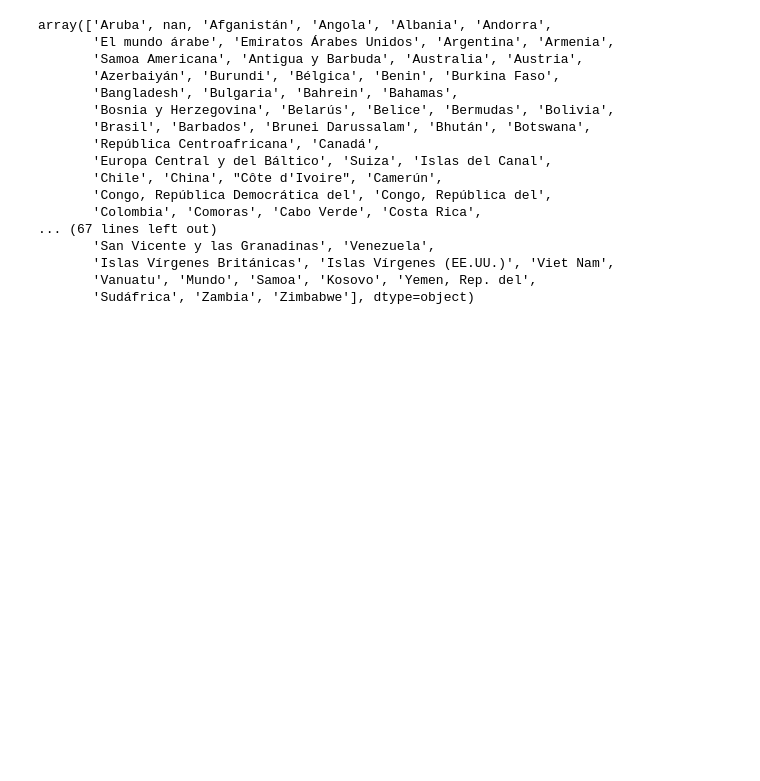
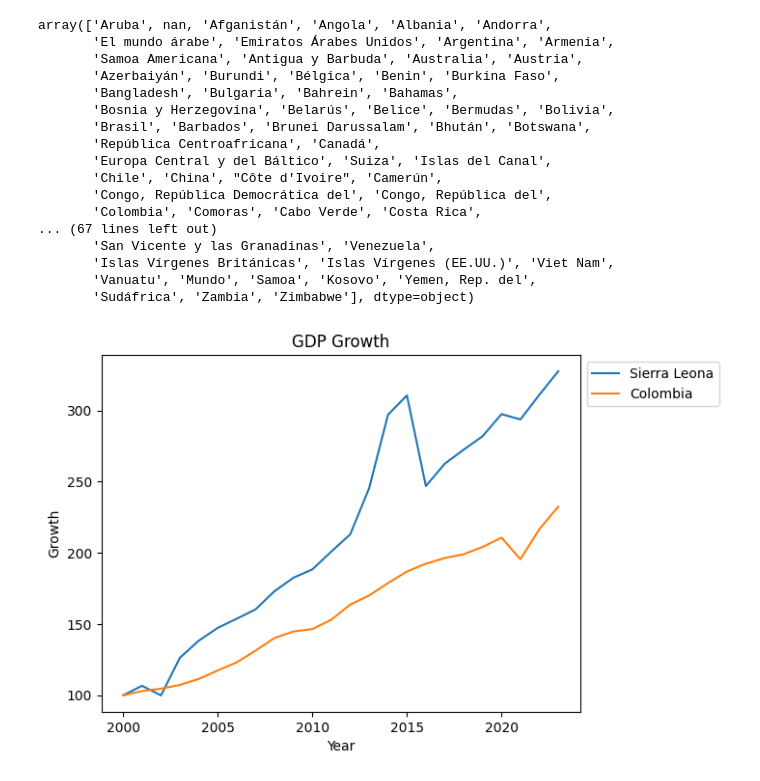
Before and after one commit to nicodigos/gdp-growth-chart, a Jupyter notebook: GDPGrowth.ipynb, the cells around one changed output. Saved outputs shown, nothing was run; the diff lists cells and outputs as text; code cells hidden in the pictures; blank space fills up the shorter version.

```diff
--- a/GDPGrowth.ipynb
+++ b/GDPGrowth.ipynb
@@ -132,0 +201,6 @@ z
+# %%
+plot_country_pib_index_year_range(2000, 2023, ['Sierra Leona',
+                                         'Colombia'
+                                        ])
+# %% [output]
+[figure, added]
```
Also changed, not shown: parts of 6 cells of this notebook, 1 other file.
